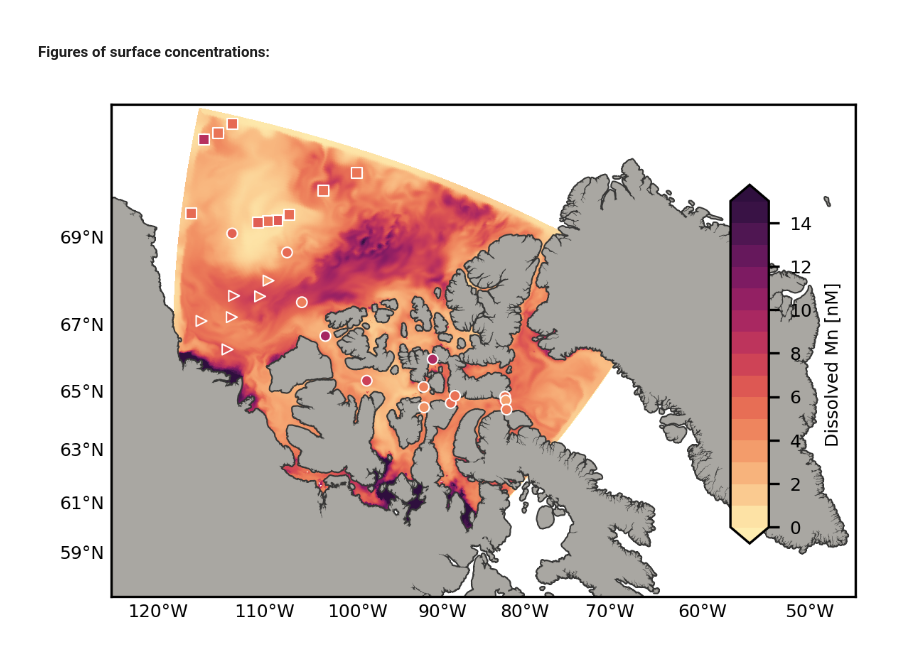
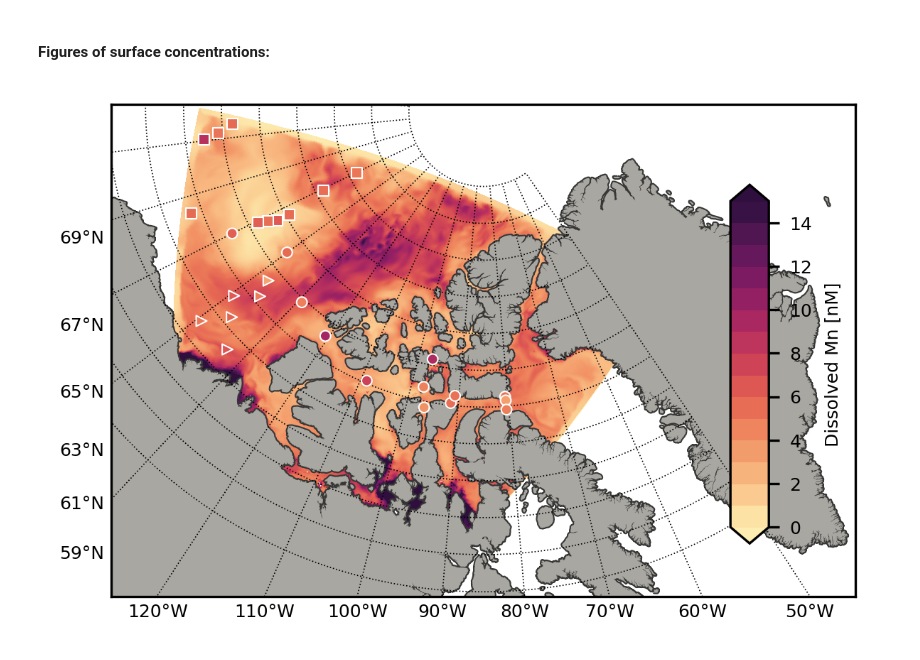
Before and after one commit to brogalla/Mn-CAA-terrestrial-runoff, a Jupyter notebook: paper-materials/S1d-summary-figure.ipynb, the cells around one changed output. Saved outputs shown, nothing was run; the diff lists cells and outputs as text; code cells hidden in the pictures.

```diff
--- a/paper-materials/S1d-summary-figure.ipynb
+++ b/paper-materials/S1d-summary-figure.ipynb
@@ -113,6 +110,13 @@ def plot_layer(plot_variable, vmin=0,vmax=35, savefig=False, obs=True):
     contour = proj1.contourf(np.zeros_like(x), np.zeros_like(y), np.zeros_like(plot_variable), np.arange(vmin,vmax+1,1),\
                              cmap=cmap, vmin=vmin, vmax=vmax, extend='both')
 
+    phs = np.arange(50, 86, 0.05)
+    for ea in np.arange(-180, -40, 10):
+        proj1.plot(np.ones(len(phs))*ea, phs, latlon=True, color="k", linestyle='dotted', linewidth=0.4)
+
+    phs = np.arange(-180, -50, 0.05)
+    for ea in np.arange(64, 88, 2):
+        proj1.plot(phs, np.ones(len(phs))*ea, latlon=True, color="k", linestyle='dotted', linewidth=0.4)
 
     # Plot observations over top:
     # mask outside of domain
@@ -144,11 +148,8 @@ def plot_layer(plot_variable, vmin=0,vmax=35, savefig=False, obs=True):
     cbar_ax.tick_params(axis='both', which='major', labelsize=6)
 
     if savefig:
-        fig.savefig('/ocean/brogalla/GEOTRACES/figures/rivers-paper-202212/S1-surface.jpg', \
-                       bbox_inches='tight', dpi=300)
-        fig.savefig('/ocean/brogalla/GEOTRACES/figures/rivers-paper-202212/S1-surface.svg', \
-                       bbox_inches='tight', dpi=300, format='svg')
-
+        fig.savefig('/ocean/brogalla/GEOTRACES/figures/rivers-paper-202301/S1-surface.jpg', \
+                       bbox_inches='tight', dpi=500)
     return
 # %%
 def calculate_depth_weighted(dMn, levels=(0,16)):
@@ -172,6 +173,6 @@ def calculate_depth_weighted(dMn, levels=(0,16)):
 # %%
 month=7
 plot_variable = calculate_depth_weighted(dissolmn[month,:,:,:], levels=(3,16))
-plot_layer(plot_variable,vmin=0,vmax=15, savefig=True)
+plot_layer(plot_variable,vmin=0,vmax=15, savefig=False)
 # %% [output]
-[figure, old version]
+[figure, new version]
```
Also changed, not shown: parts of 1 cell of this notebook.
